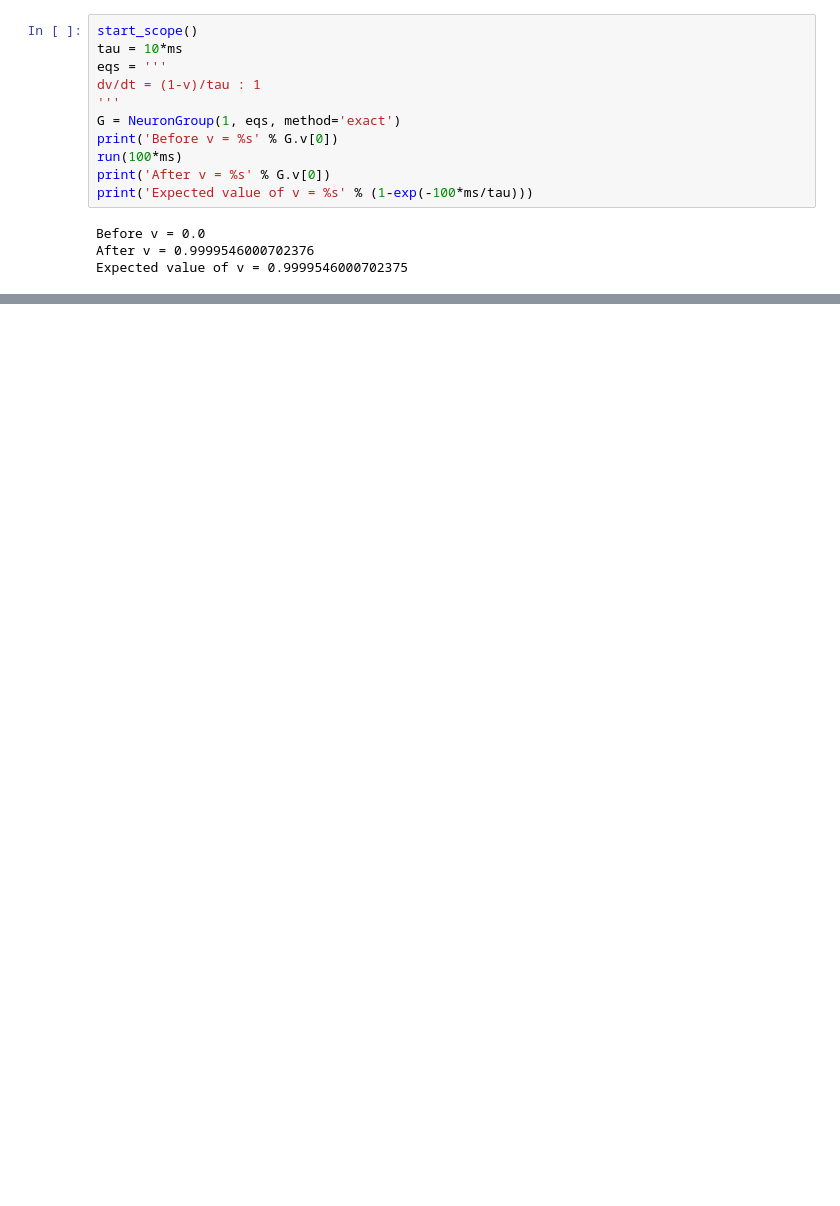
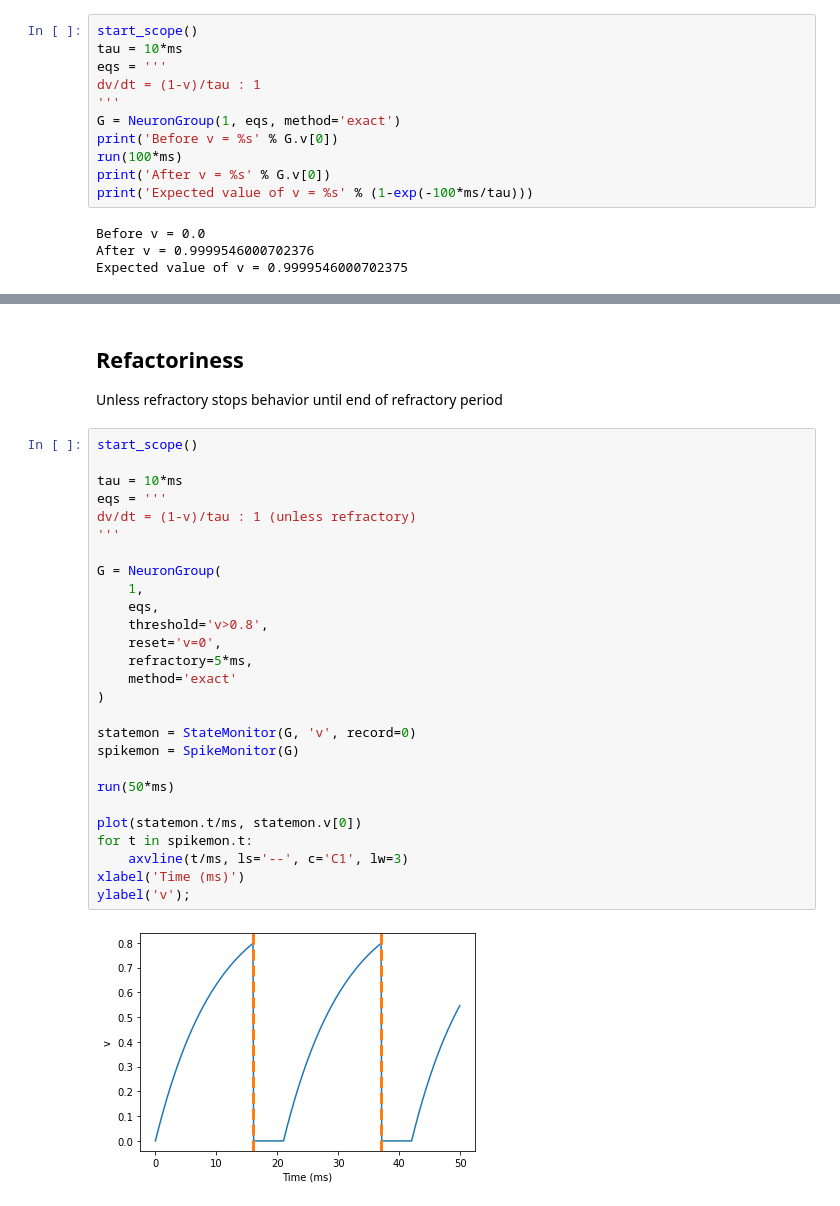
Before and after one commit to AP6YC/neuronal-dynamics-exercises, a Jupyter notebook: 0-brian.ipynb, the cells around one changed output, grey strips where cells are left out. Saved outputs shown, nothing was run; the diff lists cells and outputs as text; blank space fills up the shorter version.

```diff
--- a/0-brian.ipynb
+++ b/0-brian.ipynb
@@ -45,0 +106,33 @@ legend();
+# %% [markdown]
+## Refactoriness
+
+Unless refractory stops behavior until end of refractory period
+# %%
+start_scope()
+
+tau = 10*ms
+eqs = '''
+dv/dt = (1-v)/tau : 1 (unless refractory)
+'''
+
+G = NeuronGroup(
+    1,
+    eqs,
+    threshold='v>0.8',
+    reset='v=0',
+    refractory=5*ms,
+    method='exact'
+)
+
+statemon = StateMonitor(G, 'v', record=0)
+spikemon = SpikeMonitor(G)
+
+run(50*ms)
+
+plot(statemon.t/ms, statemon.v[0])
+for t in spikemon.t:
+    axvline(t/ms, ls='--', c='C1', lw=3)
+xlabel('Time (ms)')
+ylabel('v');
+# %% [output]
+[figure, added]
```
Also changed, not shown: parts of 15 cells of this notebook.
